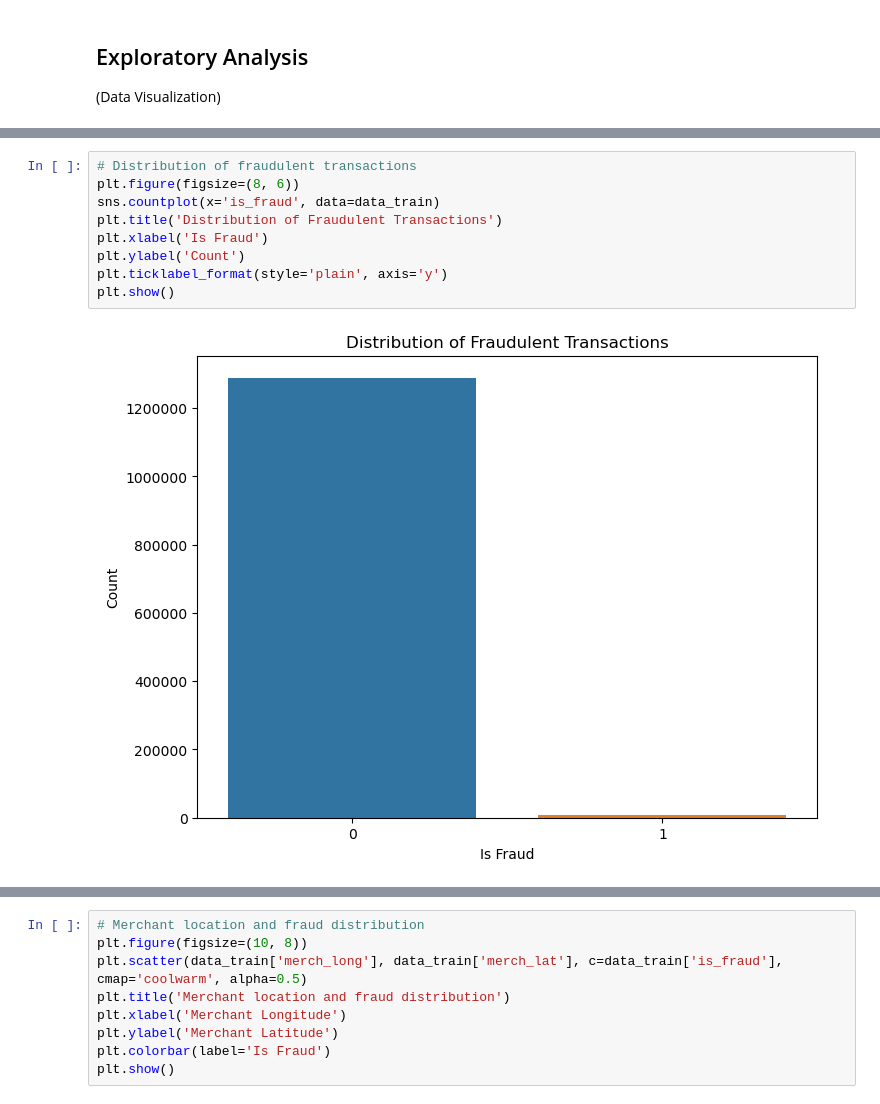
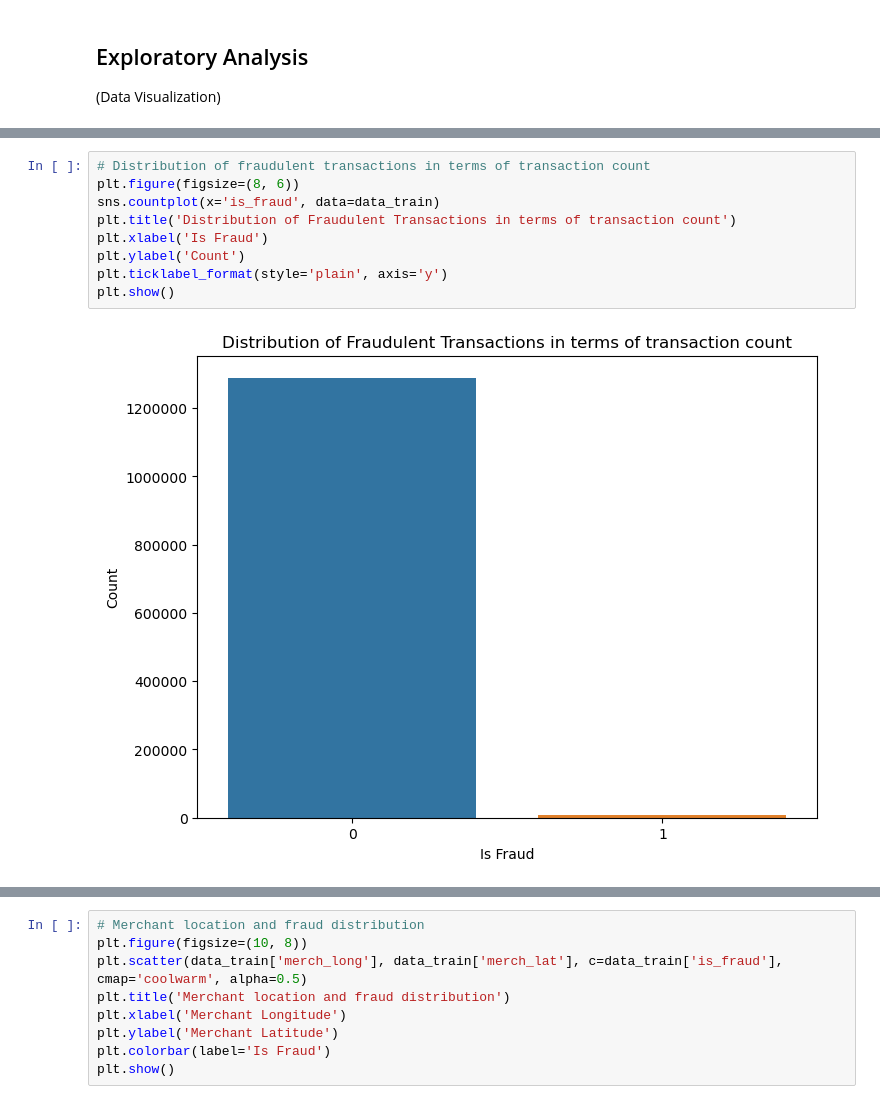
Before and after one commit to seetharamanr86/Fraud-Detection-on-Credit-Card-Transactions, a Jupyter notebook: capstone - credit card fraud analysis.ipynb, the cells around one changed output, grey strips where cells are left out. Cells and saved outputs as stored; diff of their text form.

```diff
--- a/capstone - credit card fraud analysis.ipynb
+++ b/capstone - credit card fraud analysis.ipynb
@@ -196,12 +220,12 @@ Note: There are no duplicate rows.
 # %%
-# Distribution of fraudulent transactions
+# Distribution of fraudulent transactions in terms of transaction count
 plt.figure(figsize=(8, 6))
 sns.countplot(x='is_fraud', data=data_train)
-plt.title('Distribution of Fraudulent Transactions')
+plt.title('Distribution of Fraudulent Transactions in terms of transaction count')
 plt.xlabel('Is Fraud')
 plt.ylabel('Count')
 plt.ticklabel_format(style='plain', axis='y')
 plt.show()
 # %% [output]
-[figure, old version]
+[figure, new version]
 # %%
```
Also changed, not shown: parts of 34 cells of this notebook.
